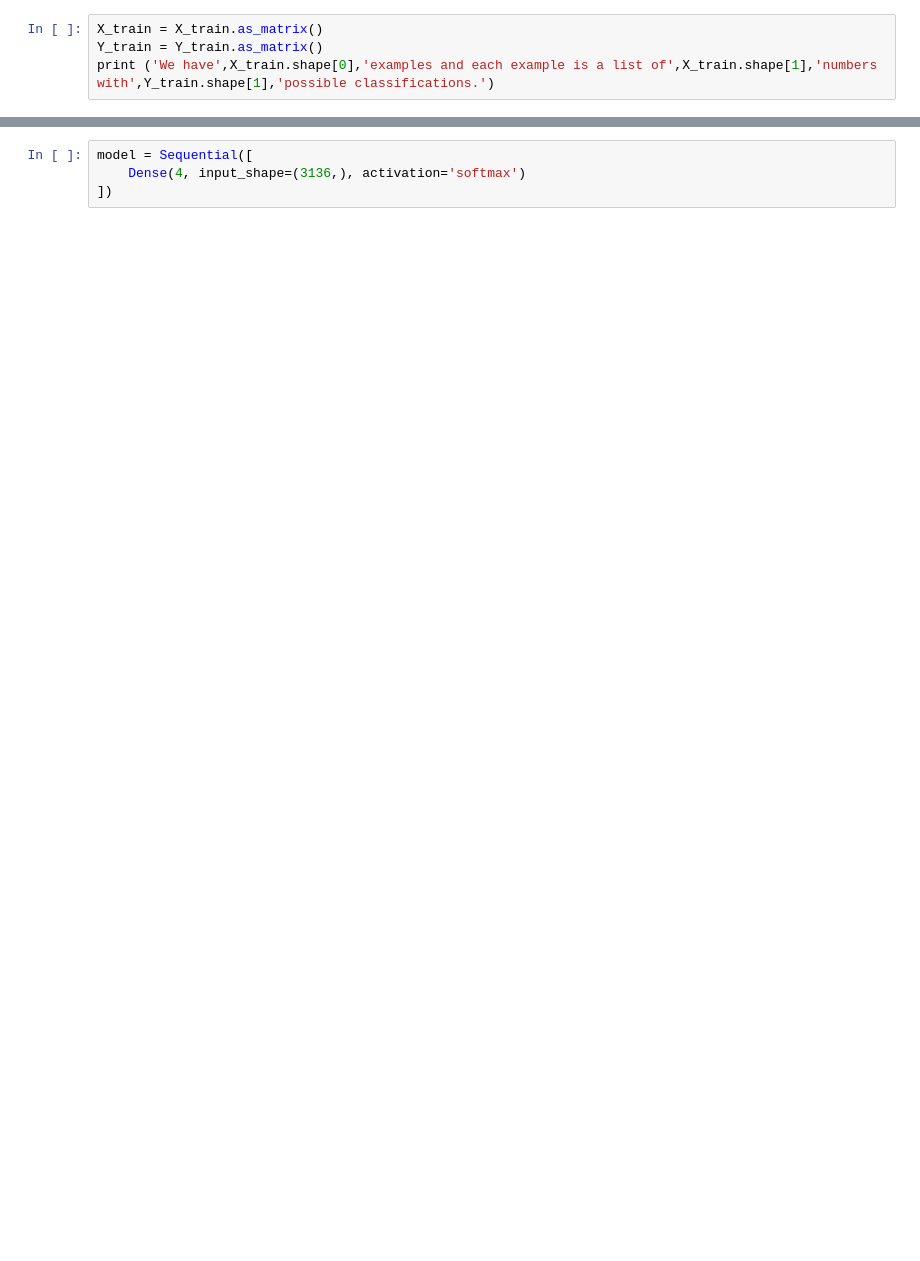
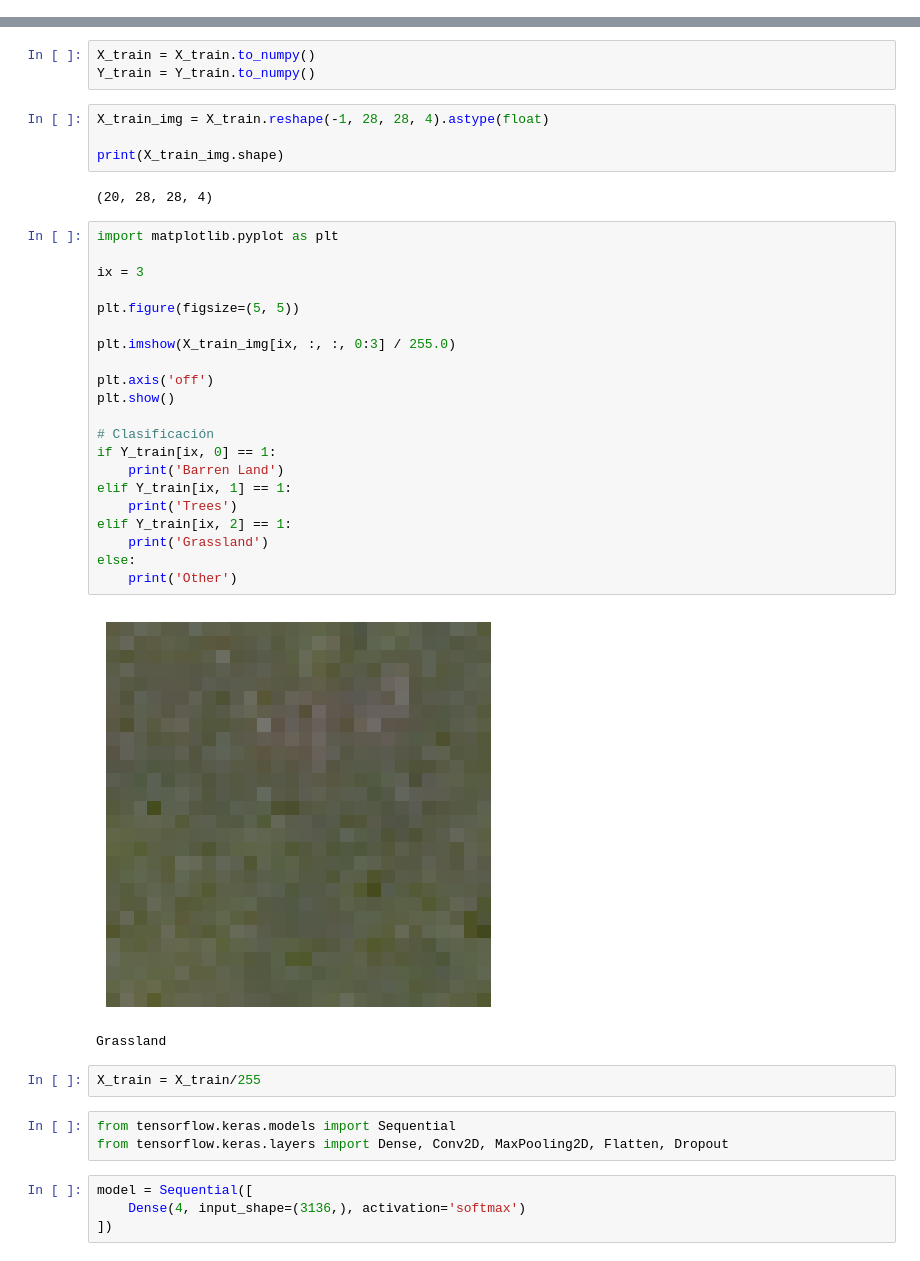
Before and after one commit to HectorDeSosa/iappii, a Jupyter notebook: DeepSat.ipynb, the cells around one changed output, grey strips where cells are left out. Saved outputs shown, nothing was run; the diff lists cells and outputs as text; blank space fills up the shorter version.

```diff
--- a/DeepSat.ipynb
+++ b/DeepSat.ipynb
@@ -71,4 +70,0 @@ Loading Training Data
-# %%
-X_train = X_train.as_matrix()
-Y_train = Y_train.as_matrix()
-print ('We have',X_train.shape[0],'examples and each example is a list of',X_train.shape[1],'numbers with',Y_train.shape[1],'possible classifications.')
@@ -93,3 +111,41 @@ else:
+# %%
+X_train = X_train.to_numpy()
+Y_train = Y_train.to_numpy()
+# %%
+X_train_img = X_train.reshape(-1, 28, 28, 4).astype(float)
+
+print(X_train_img.shape)
+# %% [output]
+(20, 28, 28, 4)
+# %%
+import matplotlib.pyplot as plt
+
+ix = 3
+
+plt.figure(figsize=(5, 5))
+
+plt.imshow(X_train_img[ix, :, :, 0:3] / 255.0)
+
+plt.axis('off')
+plt.show()
+
+# Clasificación
+if Y_train[ix, 0] == 1:
+    print('Barren Land')
+elif Y_train[ix, 1] == 1:
+    print('Trees')
+elif Y_train[ix, 2] == 1:
+    print('Grassland')
+else:
+    print('Other')
+# %% [output]
+[figure, added]
+Grassland
+# %%
+X_train = X_train/255
+# %%
+from tensorflow.keras.models import Sequential
+from tensorflow.keras.layers import Dense, Conv2D, MaxPooling2D, Flatten, Dropout
 # %%
 model = Sequential([
     Dense(4, input_shape=(3136,), activation='softmax')
```
Also changed, not shown: parts of 16 cells of this notebook, 2 other files.
